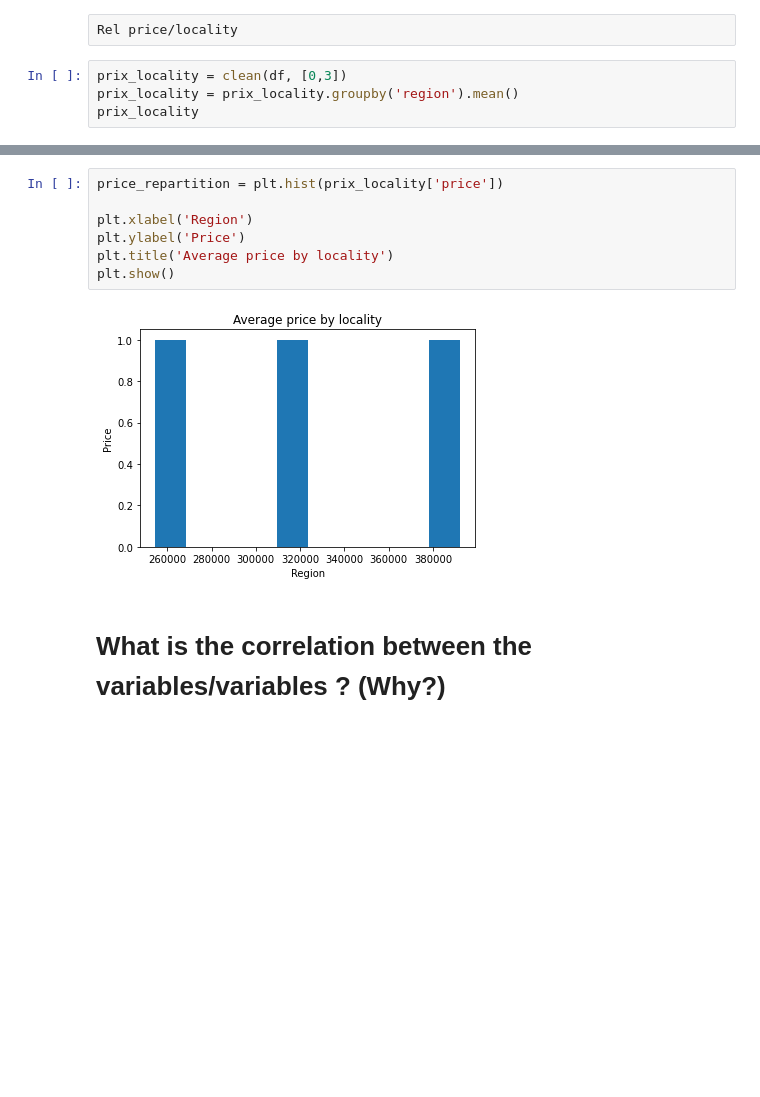
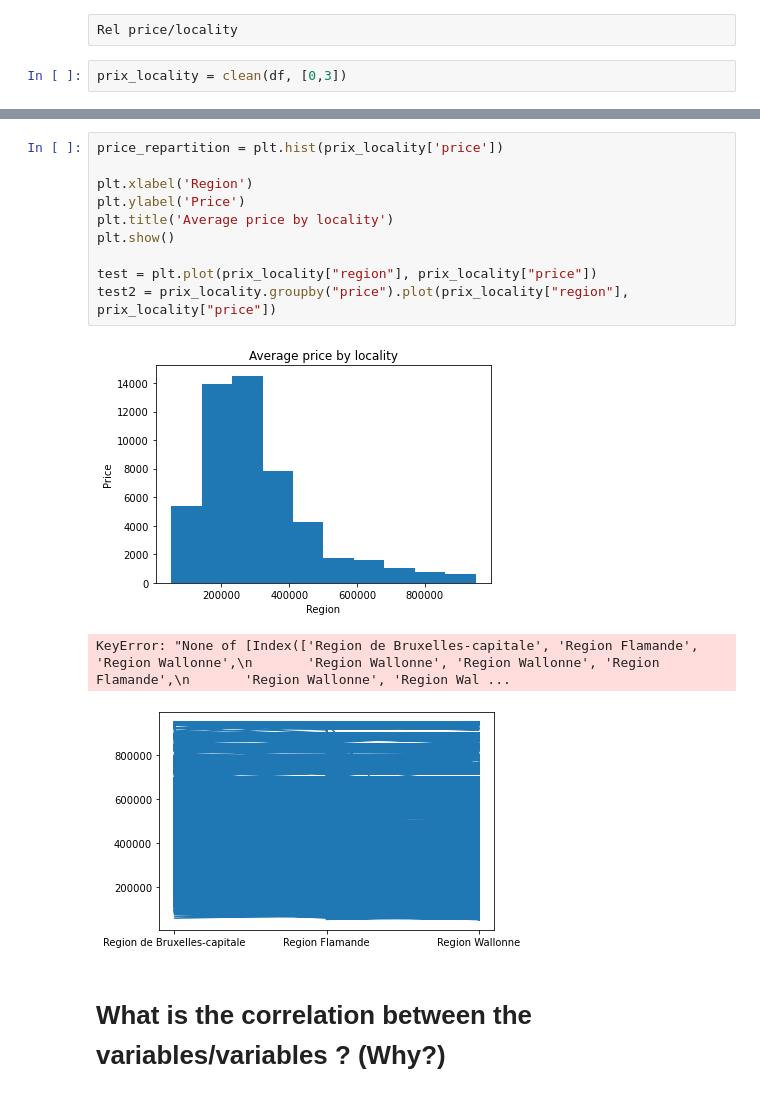
Before and after one commit to Demesmaeker/Immo_data_analysis, a Jupyter notebook: main.ipynb, the cells around one changed output, grey strips where cells are left out. Cells and saved outputs as stored; diff of their text form; blank space fills up the shorter version.

Commit message:
price_variable

```diff
--- a/main.ipynb
+++ b/main.ipynb
@@ -38,8 +38,6 @@ Depending of the datas we have to analyse, we can easily choose wich cleaning we
 Rel price/locality
 # %%
 prix_locality = clean(df, [0,3])
-prix_locality = prix_locality.groupby('region').mean()
-prix_locality
 # %% [output]
 locality : nbr ligne = 52077
 52077
@@ -53,12 +46,17 @@ price : nbr ligne = 52077
 # %%
 price_repartition = plt.hist(prix_locality['price'])
 
 plt.xlabel('Region')
 plt.ylabel('Price')
 plt.title('Average price by locality')
 plt.show()
+
+test = plt.plot(prix_locality["region"], prix_locality["price"])
+test2 = prix_locality.groupby("price").plot(prix_locality["region"], prix_locality["price"])
 # %% [output]
-[figure, old version]
+[figure, new version]
+KeyError: "None of [Index(['Region de Bruxelles-capitale', 'Region Flamande', 'Region Wallonne',\n       'Region Wallonne', 'Region Wallonne', 'Region Flamande',\n       'Region Wallonne', 'Region Wal ...
+[figure, added]
 # %% [markdown]
 #     What is the correlation between the variables/variables ? (Why?)
 # %% [markdown]
```
Also changed, not shown: parts of 1 cell of this notebook, 2 other files.
